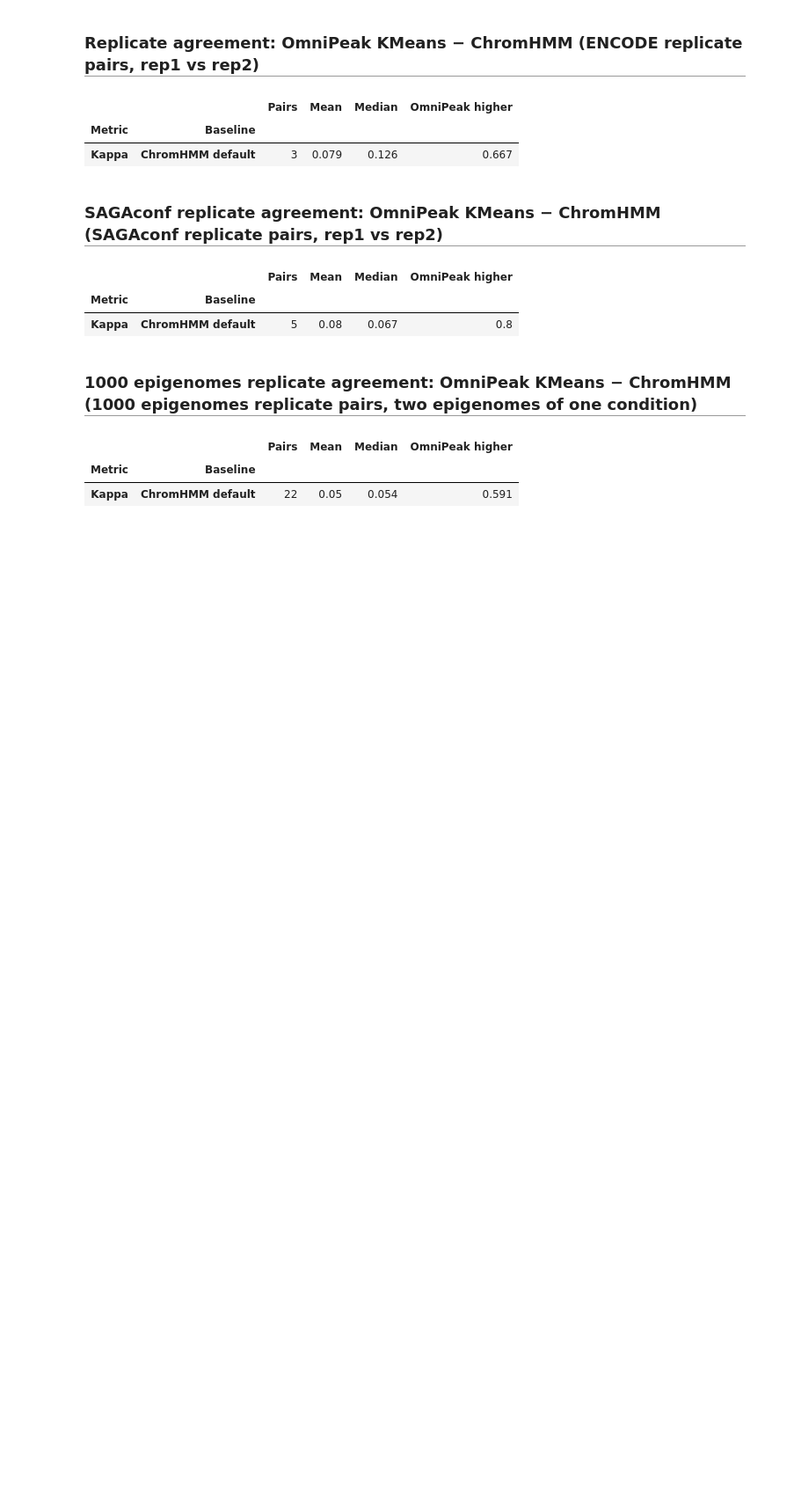
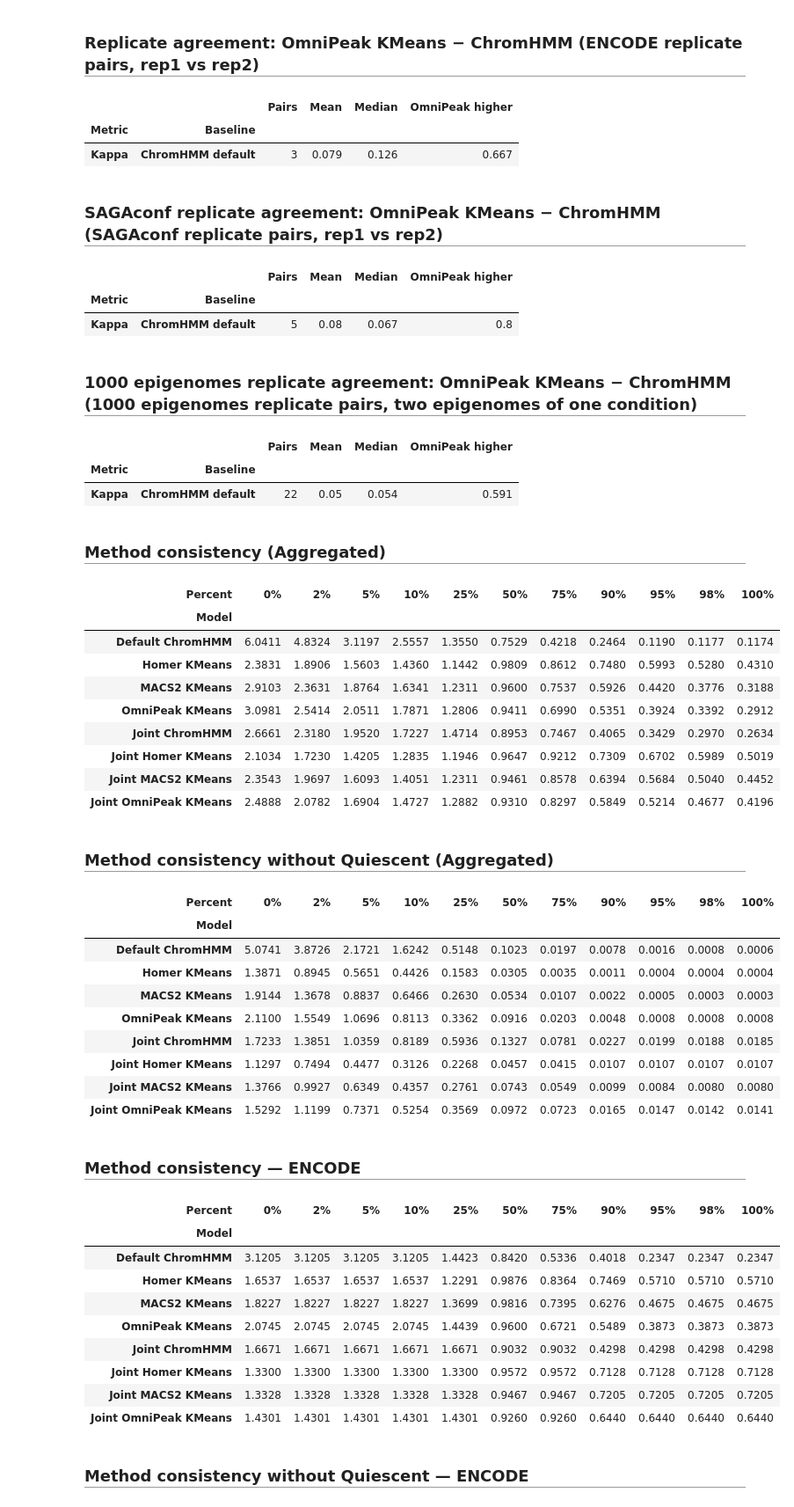
Before and after one commit to JetBrains-Research/segmentations, a Jupyter notebook: summary.ipynb, the cells around one changed output. Shown at 88% size. Drawn from its saved outputs; the diff is of its cells as text; code cells hidden in the pictures; blank space fills up the shorter version.

Commit message:
Added within-condition reproducibility and between-condition variation plots

```diff
--- a/summary.ipynb
+++ b/summary.ipynb
@@ -2290,6 +2456,32 @@ print(f"\n{len(df_comparisons)} comparison rows over "
       f"{df_comparisons['Comparison'].nunique()} comparisons x "
       f"{len(SUMMARY_METRIC_ORDER)} metrics, "
       f"{len(df_entropy_summary)} entropy rows, {len(df_peak_stats)} peak rows")
+
+# State-switch analysis computations
+df_state_switch = collect_state_switch(WORKDIRS)
+df_state_switch_bal_agg = aggregate_state_switch_datasets(df_state_switch["balanced"])
+df_state_switch_pool_agg = aggregate_state_switch_datasets(df_state_switch["pooled"])
+df_state_retention_p_within_bal_agg = aggregate_state_switch_datasets(df_state_switch["p_within"]["balanced"])
+df_state_retention_p_between_bal_agg = aggregate_state_switch_datasets(df_state_switch["p_between"]["balanced"])
+
+for m, df_mat in df_state_switch_bal_agg.items():
+    df_mat.to_csv(f"{OUT}/state_switch_enrichment_balanced_{m}.tsv", sep="\t")
+    df_mat.to_csv(f"out/state_switch_enrichment_balanced_{m}.tsv", sep="\t")
+for m, df_mat in df_state_switch_pool_agg.items():
+    df_mat.to_csv(f"{OUT}/state_switch_enrichment_{m}.tsv", sep="\t")
+    df_mat.to_csv(f"out/state_switch_enrichment_{m}.tsv", sep="\t")
+for m, df_mat in df_state_retention_p_within_bal_agg.items():
+    df_mat.to_csv(f"{OUT}/state_switch_p_within_balanced_{m}.tsv", sep="\t")
+    df_mat.to_csv(f"out/state_switch_p_within_balanced_{m}.tsv", sep="\t")
+for m, df_mat in df_state_retention_p_between_bal_agg.items():
+    df_mat.to_csv(f"{OUT}/state_switch_p_between_balanced_{m}.tsv", sep="\t")
+    df_mat.to_csv(f"out/state_switch_p_between_balanced_{m}.tsv", sep="\t")
+
+
+# Consistency analysis computations
+df_consistency, df_consistency_no_quies = collect_consistency(WORKDIRS)
+df_consistency_agg = aggregate_consistency_datasets(df_consistency)
+df_consistency_no_quies_agg = aggregate_consistency_datasets(df_consistency_no_quies)
 # %% [output]
 ENCODE caches in /Users/Oleg.Shpynov/data/2026_segmentations/encode/out
   ENCODE cross-assay counts stability (encode:replicates): no ChIP x Mint-ChIP dataset pair has a segmentation on both sides in this scope, so the axis is left to the other scope
@@ -3793,3 +4169,57 @@ SAGAconf replicate agreement: OmniPeak KMeans − ChromHMM (SAGAconf replicate p
 |  |  | Pairs | Mean | Median | OmniPeak higher |
 | Metric | Baseline |  |  |  |  |
 | Kappa | ChromHMM default | 22 | 0.05 | 0.054 | 0.591 |
+# %%
+if not df_consistency_agg.empty:
+    header("Method consistency (Aggregated)")
+    display(df_consistency_agg.pivot_table(index="Model", columns="Percent", values="Fraction", sort=False)[list(CONSISTENCY_PERCENT_LABELS)].round(4))
+
+if not df_consistency_no_quies_agg.empty:
+    header("Method consistency without Quiescent (Aggregated)")
+    display(df_consistency_no_quies_agg.pivot_table(index="Model", columns="Percent", values="Fraction", sort=False)[list(CONSISTENCY_PERCENT_LABELS)].round(4))
+
+for ds in DATASETS:
+    df_ds = df_consistency[df_consistency["Dataset"] == ds] if not df_consistency.empty else pd.DataFrame()
+    df_ds_nq = df_consistency_no_quies[df_consistency_no_quies["Dataset"] == ds] if not df_consistency_no_quies.empty else pd.DataFrame()
+    ds_label = DATASET_NAMES.get(ds, ds)
+    if not df_ds.empty:
+        header(f"Method consistency — {ds_label}")
+        display(df_ds.pivot_table(index="Model", columns="Percent", values="Fraction", sort=False)[list(CONSISTENCY_PERCENT_LABELS)].round(4))
+    if not df_ds_nq.empty:
+        header(f"Method consistency without Quiescent — {ds_label}")
+        display(df_ds_nq.pivot_table(index="Model", columns="Percent", values="Fraction", sort=False)[list(CONSISTENCY_PERCENT_LABELS)].round(4))
+# %% [output]
+Method consistency (Aggregated)
+| Percent | 0% | 2% | 5% | 10% | 25% | 50% | 75% | 90% | 95% | 98% | 100% |
+| Model |  |  |  |  |  |  |  |  |  |  |  |
+| Default ChromHMM | 6.0411 | 4.8324 | 3.1197 | 2.5557 | 1.3550 | 0.7529 | 0.4218 | 0.2464 | 0.1190 | 0.1177 | 0.1174 |
+| Homer KMeans | 2.3831 | 1.8906 | 1.5603 | 1.4360 | 1.1442 | 0.9809 | 0.8612 | 0.7480 | 0.5993 | 0.5280 | 0.4310 |
+| MACS2 KMeans | 2.9103 | 2.3631 | 1.8764 | 1.6341 | 1.2311 | 0.9600 | 0.7537 | 0.5926 | 0.4420 | 0.3776 | 0.3188 |
+| OmniPeak KMeans | 3.0981 | 2.5414 | 2.0511 | 1.7871 | 1.2806 | 0.9411 | 0.6990 | 0.5351 | 0.3924 | 0.3392 | 0.2912 |
+| Joint ChromHMM | 2.6661 | 2.3180 | 1.9520 | 1.7227 | 1.4714 | 0.8953 | 0.7467 | 0.4065 | 0.3429 | 0.2970 | 0.2634 |
+| Joint Homer KMeans | 2.1034 | 1.7230 | 1.4205 | 1.2835 | 1.1946 | 0.9647 | 0.9212 | 0.7309 | 0.6702 | 0.5989 | 0.5019 |
+| Joint MACS2 KMeans | 2.3543 | 1.9697 | 1.6093 | 1.4051 | 1.2311 | 0.9461 | 0.8578 | 0.6394 | 0.5684 | 0.5040 | 0.4452 |
+| Joint OmniPeak KMeans | 2.4888 | 2.0782 | 1.6904 | 1.4727 | 1.2882 | 0.9310 | 0.8297 | 0.5849 | 0.5214 | 0.4677 | 0.4196 |
+Method consistency without Quiescent (Aggregated)
+| Percent | 0% | 2% | 5% | 10% | 25% | 50% | 75% | 90% | 95% | 98% | 100% |
+| Model |  |  |  |  |  |  |  |  |  |  |  |
+| Default ChromHMM | 5.0741 | 3.8726 | 2.1721 | 1.6242 | 0.5148 | 0.1023 | 0.0197 | 0.0078 | 0.0016 | 0.0008 | 0.0006 |
+| Homer KMeans | 1.3871 | 0.8945 | 0.5651 | 0.4426 | 0.1583 | 0.0305 | 0.0035 | 0.0011 | 0.0004 | 0.0004 | 0.0004 |
+| MACS2 KMeans | 1.9144 | 1.3678 | 0.8837 | 0.6466 | 0.2630 | 0.0534 | 0.0107 | 0.0022 | 0.0005 | 0.0003 | 0.0003 |
+| OmniPeak KMeans | 2.1100 | 1.5549 | 1.0696 | 0.8113 | 0.3362 | 0.0916 | 0.0203 | 0.0048 | 0.0008 | 0.0008 | 0.0008 |
+| Joint ChromHMM | 1.7233 | 1.3851 | 1.0359 | 0.8189 | 0.5936 | 0.1327 | 0.0781 | 0.0227 | 0.0199 | 0.0188 | 0.0185 |
+| Joint Homer KMeans | 1.1297 | 0.7494 | 0.4477 | 0.3126 | 0.2268 | 0.0457 | 0.0415 | 0.0107 | 0.0107 | 0.0107 | 0.0107 |
+| Joint MACS2 KMeans | 1.3766 | 0.9927 | 0.6349 | 0.4357 | 0.2761 | 0.0743 | 0.0549 | 0.0099 | 0.0084 | 0.0080 | 0.0080 |
+| Joint OmniPeak KMeans | 1.5292 | 1.1199 | 0.7371 | 0.5254 | 0.3569 | 0.0972 | 0.0723 | 0.0165 | 0.0147 | 0.0142 | 0.0141 |
+Method consistency — ENCODE
+| Percent | 0% | 2% | 5% | 10% | 25% | 50% | 75% | 90% | 95% | 98% | 100% |
+| Model |  |  |  |  |  |  |  |  |  |  |  |
+| Default ChromHMM | 3.1205 | 3.1205 | 3.1205 | 3.1205 | 1.4423 | 0.8420 | 0.5336 | 0.4018 | 0.2347 | 0.2347 | 0.2347 |
+| Homer KMeans | 1.6537 | 1.6537 | 1.6537 | 1.6537 | 1.2291 | 0.9876 | 0.8364 | 0.7469 | 0.5710 | 0.5710 | 0.5710 |
+| MACS2 KMeans | 1.8227 | 1.8227 | 1.8227 | 1.8227 | 1.3699 | 0.9816 | 0.7395 | 0.6276 | 0.4675 | 0.4675 | 0.4675 |
+| OmniPeak KMeans | 2.0745 | 2.0745 | 2.0745 | 2.0745 | 1.4439 | 0.9600 | 0.6721 | 0.5489 | 0.3873 | 0.3873 | 0.3873 |
+| Joint ChromHMM | 1.6671 | 1.6671 | 1.6671 | 1.6671 | 1.6671 | 0.9032 | 0.9032 | 0.4298 | 0.4298 | 0.4298 | 0.4298 |
+| Joint Homer KMeans | 1.3300 | 1.3300 | 1.3300 | 1.3300 | 1.3300 | 0.9572 | 0.9572 | 0.7128 | 0.7128 | 0.7128 | 0.7128 |
+| Joint MACS2 KMeans | 1.3328 | 1.3328 | 1.3328 | 1.3328 | 1.3328 | 0.9467 | 0.9467 | 0.7205 | 0.7205 | 0.7205 | 0.7205 |
+| Joint OmniPeak KMeans | 1.4301 | 1.4301 | 1.4301 | 1.4301 | 1.4301 | 0.9260 | 0.9260 | 0.6440 | 0.6440 | 0.6440 | 0.6440 |
+Method consistency without Quiescent — ENCODE
```
Also changed, not shown: parts of 7 cells of this notebook, 9 other files.
